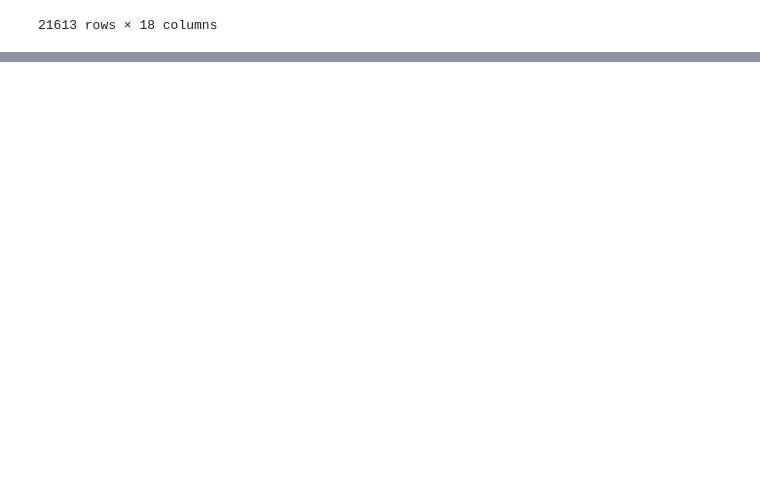
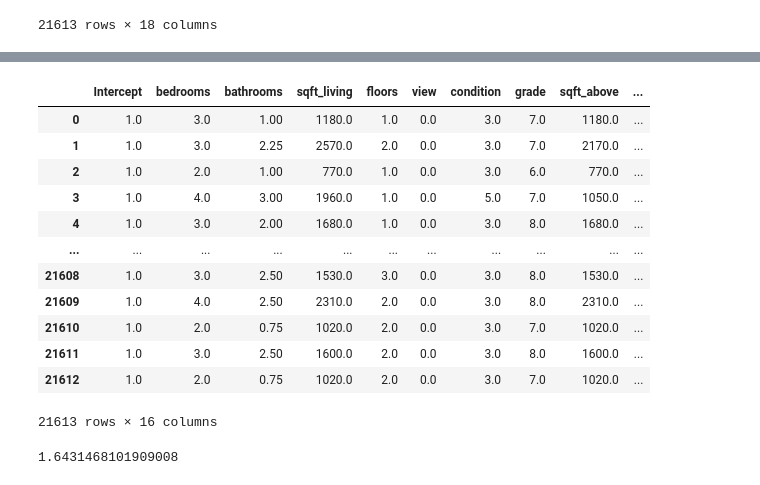
Before and after one commit to blackbutterfly0852/ADP_PRACTICE, a Jupyter notebook: 221019_회귀분석.ipynb, the cells around one changed output, grey strips where cells are left out. Cells and saved outputs as stored; diff of their text form; code cells hidden in the pictures; blank space fills up the shorter version.

```diff
--- a/221019_회귀분석.ipynb
+++ b/221019_회귀분석.ipynb
@@ -257,0 +340,16 @@ data
+# %%
+# 2. 다중선형회귀모델 적합
+ols_str = 'price ~ '
+for i in X.columns :
+    ols_str += i +'+'
+
+ols_str = ols_str[:-1]
+ols_str
+
+import numpy as np
+import statsmodels.api as sm
+import statsmodels.formula.api as smf
+
+model = smf.ols(formula = ols_str, data = df)
+result = model.fit()
+result.summary()
@@ -257,0 +391,17 @@ data
+# %%
+# 2. 다중선형회귀모델 적합(유의하지 않는 회귀계수 제거)
+ols_str = 'price ~ '
+for i in X.columns :
+    if(i != 'sqft_lot') :
+        ols_str += i +'+'
+
+ols_str = ols_str[:-1]
+ols_str
+
+import numpy as np
+import statsmodels.api as sm
+import statsmodels.formula.api as smf
+
+model = smf.ols(formula = ols_str, data = df)
+result = model.fit()
+result.summary()
@@ -257,0 +473,20 @@ data
+# %%
+X
+# %% [output]
+|  | Intercept | bedrooms | bathrooms | sqft_living | floors | view | condition | grade | sqft_above | ... |
+| 0 | 1.0 | 3.0 | 1.00 | 1180.0 | 1.0 | 0.0 | 3.0 | 7.0 | 1180.0 | ... |
+| 1 | 1.0 | 3.0 | 2.25 | 2570.0 | 2.0 | 0.0 | 3.0 | 7.0 | 2170.0 | ... |
+| 2 | 1.0 | 2.0 | 1.00 | 770.0 | 1.0 | 0.0 | 3.0 | 6.0 | 770.0 | ... |
+| 3 | 1.0 | 4.0 | 3.00 | 1960.0 | 1.0 | 0.0 | 5.0 | 7.0 | 1050.0 | ... |
+| 4 | 1.0 | 3.0 | 2.00 | 1680.0 | 1.0 | 0.0 | 3.0 | 8.0 | 1680.0 | ... |
+| ... | ... | ... | ... | ... | ... | ... | ... | ... | ... | ... |
+| 21608 | 1.0 | 3.0 | 2.50 | 1530.0 | 3.0 | 0.0 | 3.0 | 8.0 | 1530.0 | ... |
+| 21609 | 1.0 | 4.0 | 2.50 | 2310.0 | 2.0 | 0.0 | 3.0 | 8.0 | 2310.0 | ... |
+| 21610 | 1.0 | 2.0 | 0.75 | 1020.0 | 2.0 | 0.0 | 3.0 | 7.0 | 1020.0 | ... |
+| 21611 | 1.0 | 3.0 | 2.50 | 1600.0 | 2.0 | 0.0 | 3.0 | 8.0 | 1600.0 | ... |
+| 21612 | 1.0 | 2.0 | 0.75 | 1020.0 | 2.0 | 0.0 | 3.0 | 7.0 | 1020.0 | ... |
+21613 rows × 16 columns
+# %%
+variance_inflation_factor(X.values,1) # bedrooms
+# %% [output]
+1.6431468101909008
```
Also changed, not shown: parts of 34 cells of this notebook.
